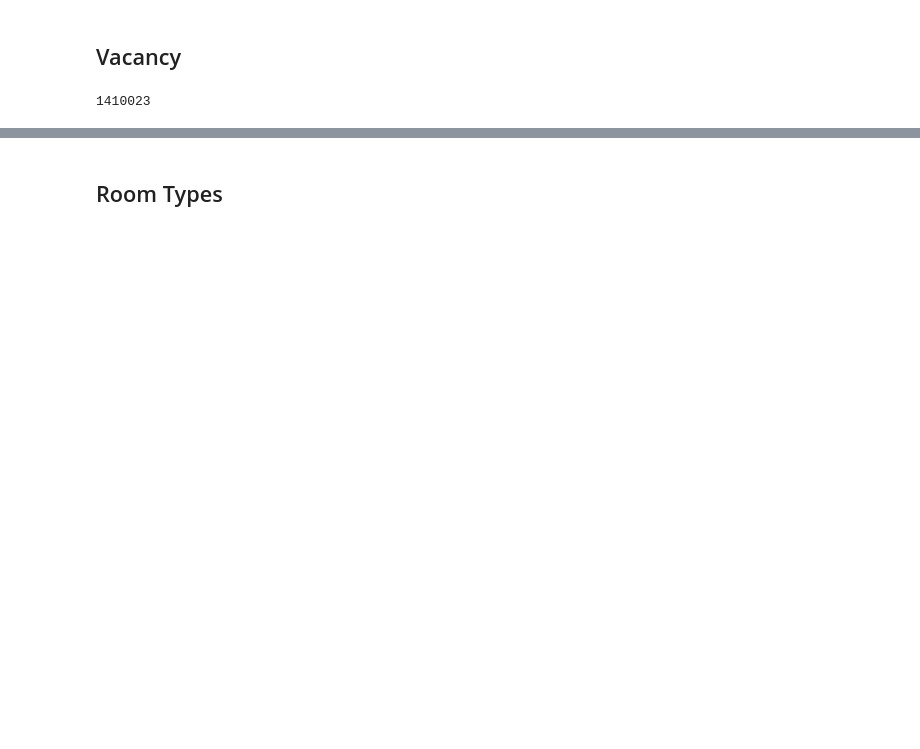
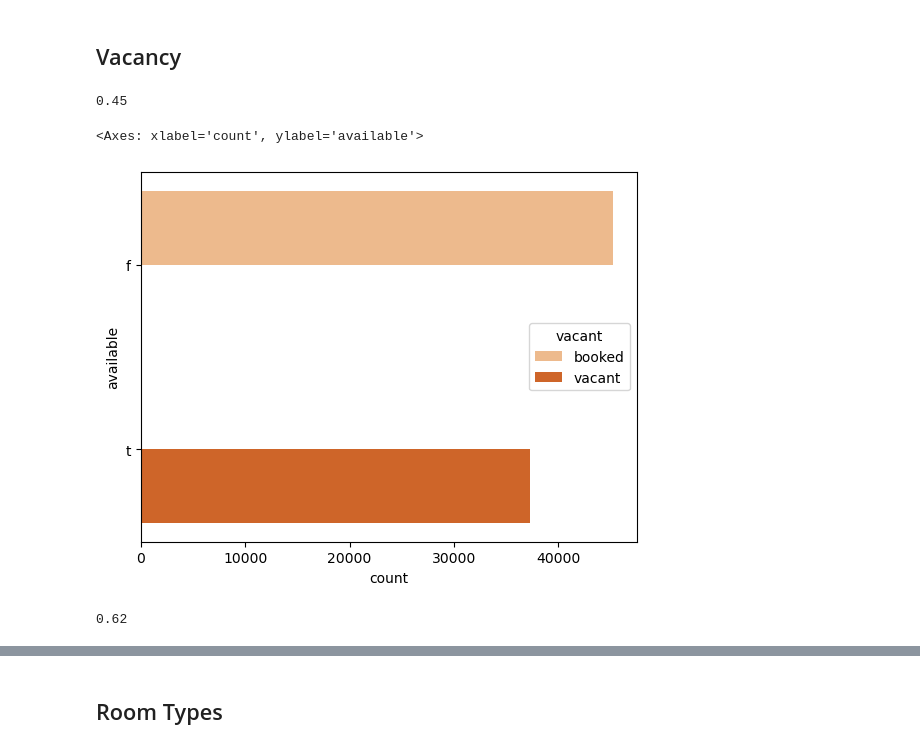
Before and after one commit to Brooks377/leftside_teamproject, a Jupyter notebook: ugly_god/Graphics.ipynb, the cells around one changed output, grey strips where cells are left out. Drawn from its saved outputs; the diff is of its cells as text; code cells hidden in the pictures; blank space fills up the shorter version.

```diff
--- a/ugly_god/Graphics.ipynb
+++ b/ugly_god/Graphics.ipynb
@@ -8,7 +8,7 @@ import numpy as np
 import matplotlib.pyplot as plt
 import seaborn as sns
 # %%
-master = pd.read_csv('../inputs/master.csv', index_col = False)
+master = pd.read_csv('../inputs/master.csv')
 master
 # %% [output]
 |  | id | date | available | price | minimum_nights | room_type | census_tract | census_NBH |
@@ -27,10 +44,39 @@ master
 # %% [markdown]
 ## Vacancy
 # %%
-master['vacant'] = np.where(master['available'] == 't', 1, 0)   # 1 = vacant
-master['vacant'].value_counts()                                 # 0 = booked
+# select neighborhood
 
-sum = master['vacant'].value_counts().sum()
-sum
+master_filt = master.loc[master['census_NBH'] == 'East Boston'].reset_index()
+
+master_filt['vacant'] = np.where(master_filt['available'] == 't', 'vacant', 'booked')
+
+sum = master_filt['vacant'].value_counts().sum()
+vac = master_filt['vacant'].value_counts()['vacant']
+
+vac_rate = (vac / sum).round(2)
+vac_rate
 # %% [output]
-1410023
+0.45
+# %%
+sns.countplot(data = master_filt,
+              y = 'available',
+              hue = 'vacant',
+              palette = 'Oranges')
+# %% [output]
+<Axes: xlabel='count', ylabel='available'>
+[figure, added]
+# %%
+# select tract
+
+master_filt = master.loc[master['census_tract'] == 512].reset_index()
+
+master_filt['vacant'] = np.where(master_filt['available'] == 't', 1, 0)      # 1 = vacant
+                                                                             # 0 = booked
+
+sum = master_filt['vacant'].value_counts().sum()
+vac = master_filt['vacant'].value_counts()[1]
+
+vac_rate = (vac / sum).round(2)
+vac_rate
+# %% [output]
+0.62
```
Also changed, not shown: parts of 5 cells of this notebook, 2 other files.
